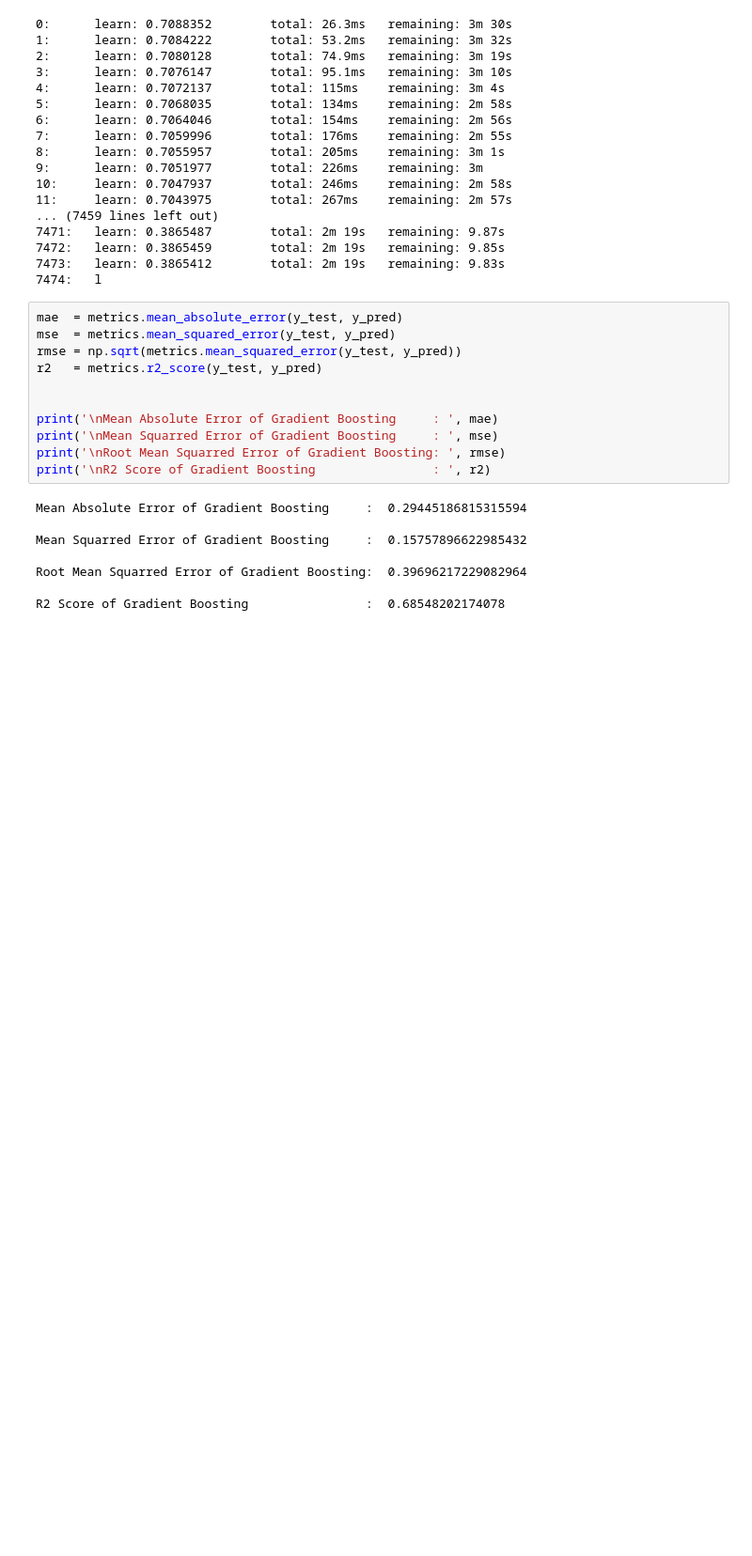
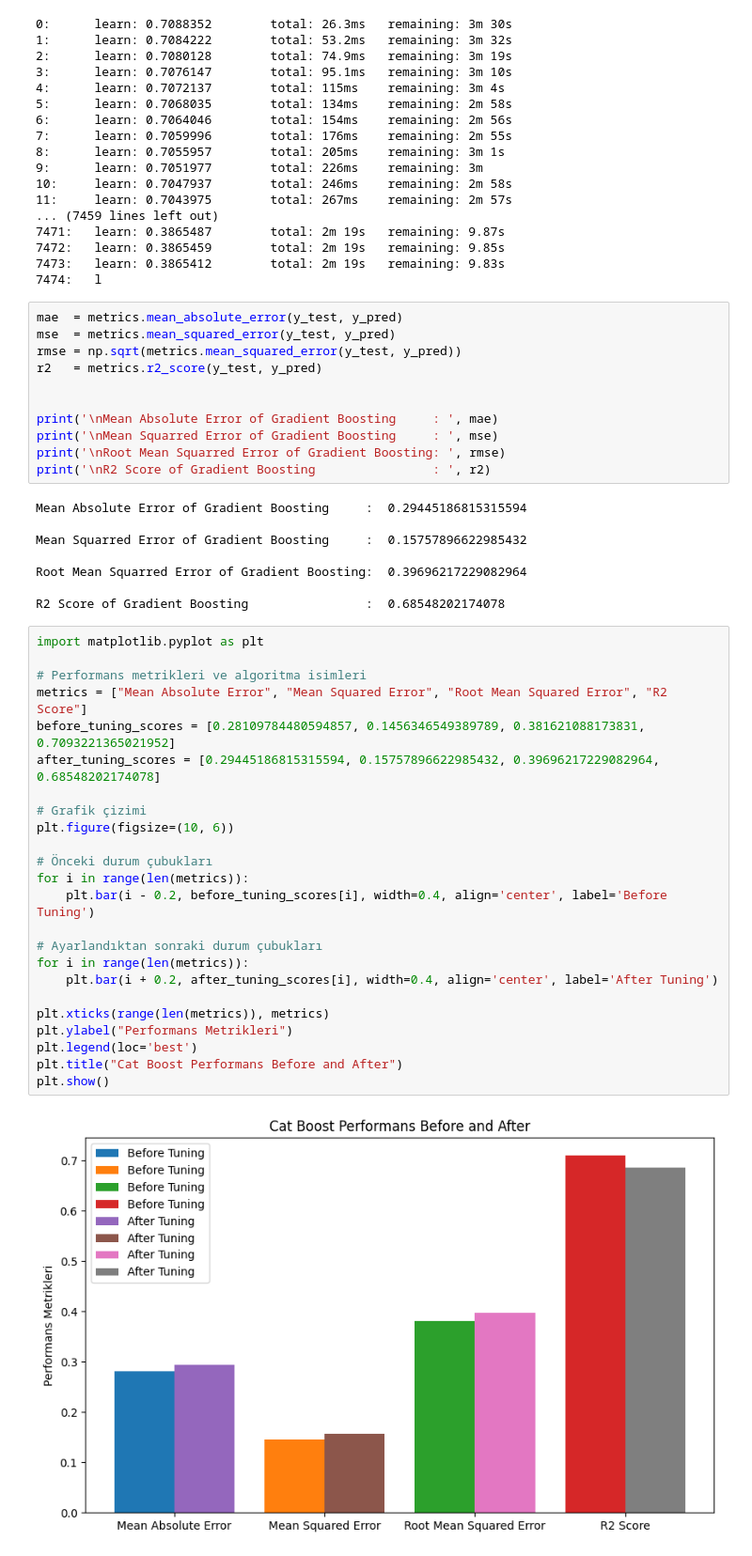
Before and after one commit to semasar/Final-Proje_Airbnb, a Jupyter notebook: cat_boost.ipynb, the cells around one changed output. Shown at 94% size. Saved outputs shown, nothing was run; the diff lists cells and outputs as text; blank space fills up the shorter version.

```diff
--- a/cat_boost.ipynb
+++ b/cat_boost.ipynb
@@ -182,3 +182,29 @@ Mean Squarred Error of Gradient Boosting     :  0.15757896622985432
 Root Mean Squarred Error of Gradient Boosting:  0.39696217229082964
 
 R2 Score of Gradient Boosting                :  0.68548202174078
+# %%
+import matplotlib.pyplot as plt
+
+# Performans metrikleri ve algoritma isimleri
+metrics = ["Mean Absolute Error", "Mean Squared Error", "Root Mean Squared Error", "R2 Score"]
+before_tuning_scores = [0.28109784480594857, 0.1456346549389789, 0.381621088173831, 0.7093221365021952]
+after_tuning_scores = [0.29445186815315594, 0.15757896622985432, 0.39696217229082964, 0.68548202174078]
+
+# Grafik çizimi
+plt.figure(figsize=(10, 6))
+
+# Önceki durum çubukları
+for i in range(len(metrics)):
+    plt.bar(i - 0.2, before_tuning_scores[i], width=0.4, align='center', label='Before Tuning')
+
+# Ayarlandıktan sonraki durum çubukları
+for i in range(len(metrics)):
+    plt.bar(i + 0.2, after_tuning_scores[i], width=0.4, align='center', label='After Tuning')
+
+plt.xticks(range(len(metrics)), metrics)
+plt.ylabel("Performans Metrikleri")
+plt.legend(loc='best')
+plt.title("Cat Boost Performans Before and After")
+plt.show()
+# %% [output]
+[figure, added]
```
Also changed, not shown: 4 other files.
